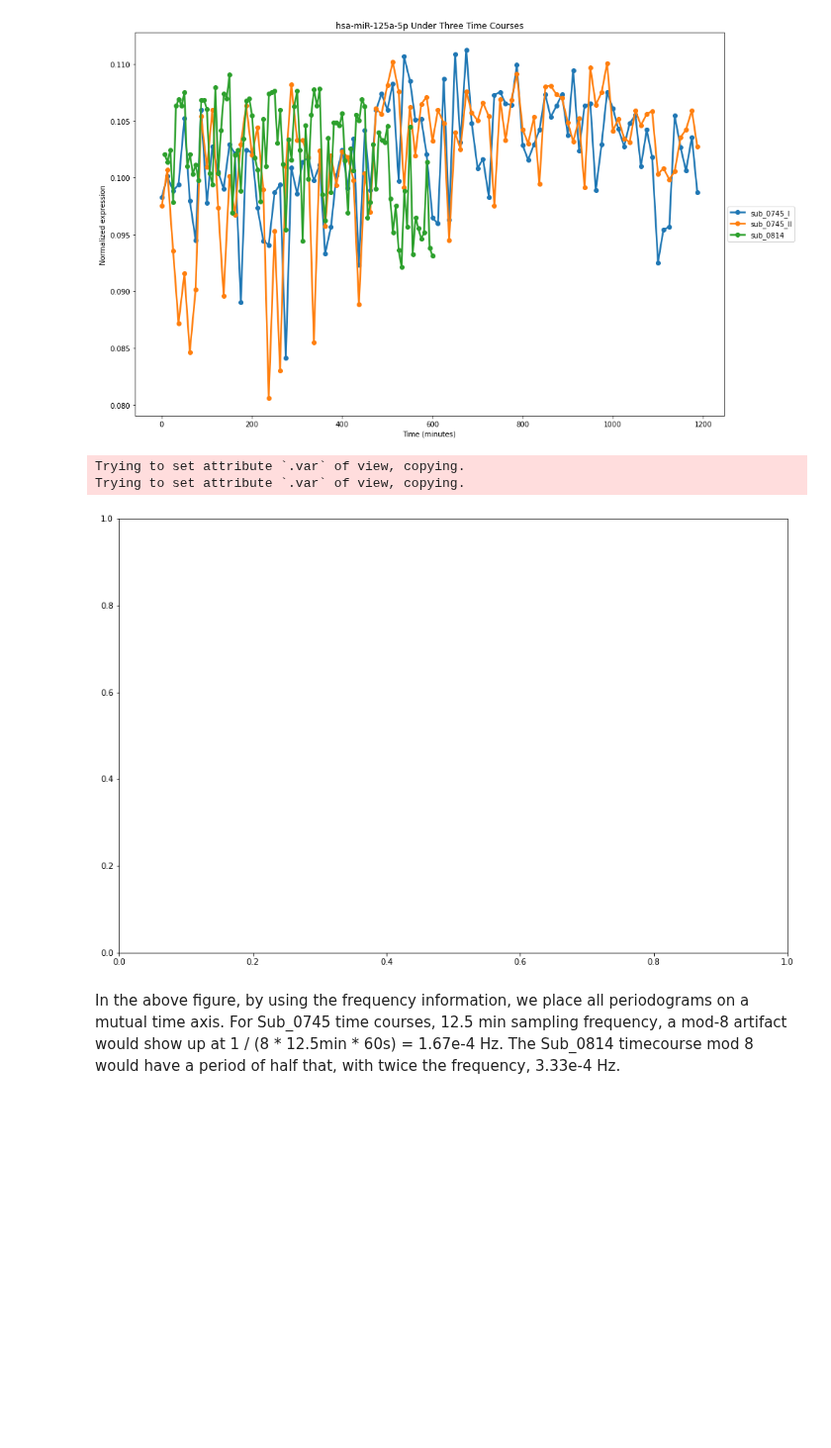
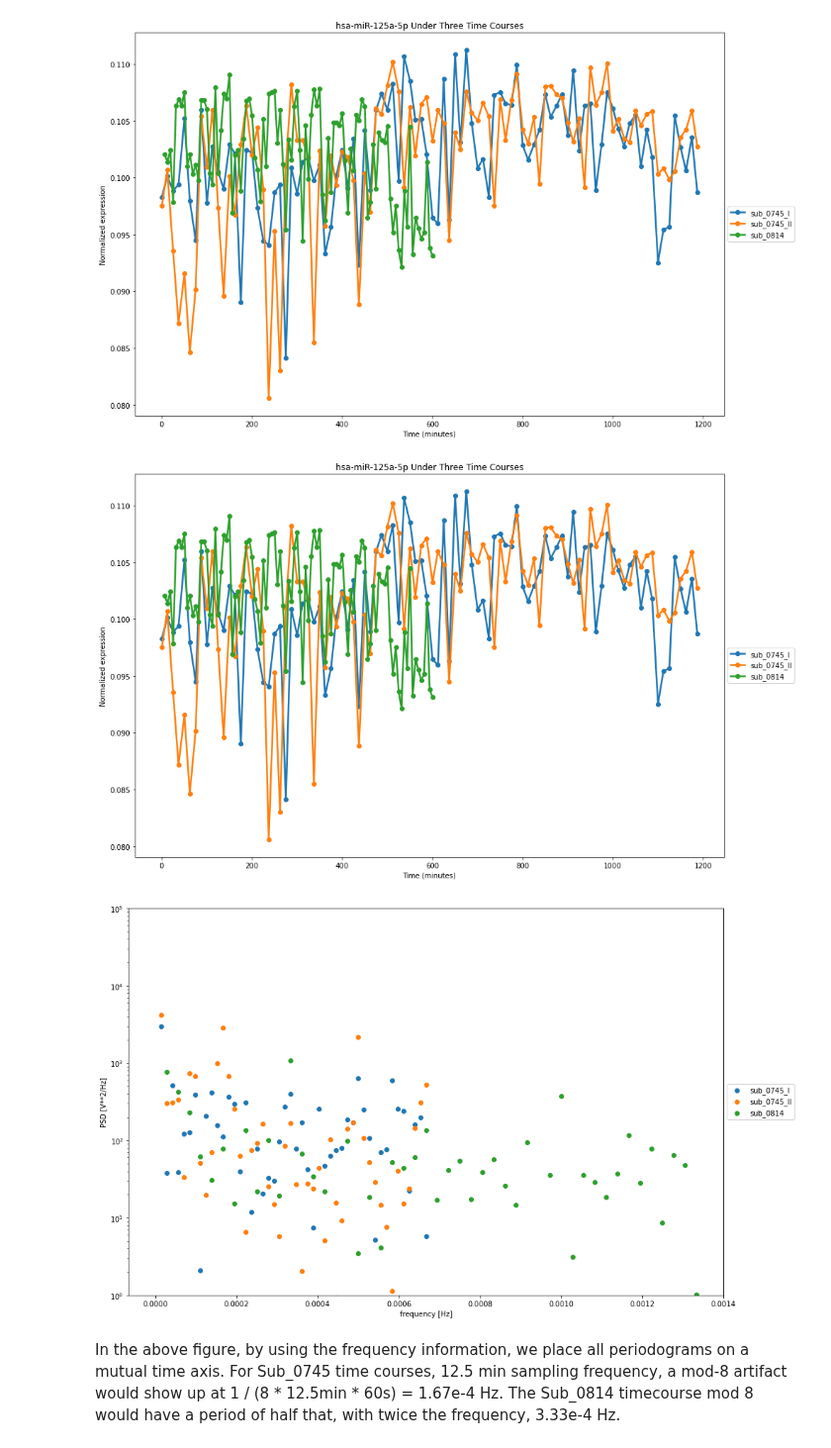
Before and after one commit to JohnWSteill/jlab_proj, a Jupyter notebook: Somite_Cycle_Study.ipynb, the cells around one changed output. Shown at 99% size. Cells and saved outputs as stored; diff of their text form; code cells hidden in the pictures; blank space fills up the shorter version.

```diff
--- a/Somite_Cycle_Study.ipynb
+++ b/Somite_Cycle_Study.ipynb
@@ -32,14 +32,34 @@ fig,ax = lib.draw_single_miRNA(
 fig.show()
 # %% [output]
 [figure]
-# %%
-(sub_0745_I, sub_0745_II, sub_0743, sub_0800, sub_0814) = lib.load_top_expressed_preprocessed_data()
-fig = lib.plt.figure(figsize=(15,10))
-ax = fig.add_subplot(111)
-miRNA_of_interest = 'hsa-miR-10a-5p'
-# %% [output]
-Trying to set attribute `.var` of view, copying.
-Trying to set attribute `.var` of view, copying.
-[figure, removed]
+# %%
+
+fig,ax = lib.draw_single_miRNA(
+    miRNA_of_interest = 'hsa-miR-125a-5p',
+    data_sets = {
+        'sub_0745_I':sub_0745_I,
+        'sub_0745_II': sub_0745_II,
+        'sub_0814':sub_0814
+    }
+)
+
+fig, ax  = lib.plt.subplots(figsize=(15,10))
+for miRNA_set, label, samp_period in zip(
+    (sub_0745_I, sub_0745_II, sub_0814),
+    ('sub_0745_I','sub_0745_II', 'sub_0814' ),
+    (12.5, 12.5, 6.25)
+):
+    position = list(miRNA_set.var.index).index('hsa-miR-125a-5p')
+    f, Pxx_den = lib.signal.periodogram(miRNA_set[:,position].X.T, fs = 1/samp_period/60)
+    ax.scatter(f, Pxx_den.T,label=label)
+
+ax.legend(loc='center left', bbox_to_anchor=(1, 0.5))
+ax.axes.set_ylim([1, 1e5])
+ax.axes.set_xlabel('frequency [Hz]')
+ax.axes.set_ylabel('PSD [V**2/Hz]')
+ax.set_yscale('log')
+# %% [output]
+[figure, added]
+[figure, added]
 # %% [markdown]
 In the above figure, by using the frequency information, we  place all periodograms on a mutual time axis. For Sub_0745 time courses, 12.5 min sampling frequency, a mod-8 artifact would show up at  1 / (8 * 12.5min * 60s) = 1.67e-4 Hz. The Sub_0814 timecourse mod 8 would have a period of half that, with twice the frequency, 3.33e-4 Hz.
```
Also changed, not shown: parts of 7 cells of this notebook, 1 other file.
